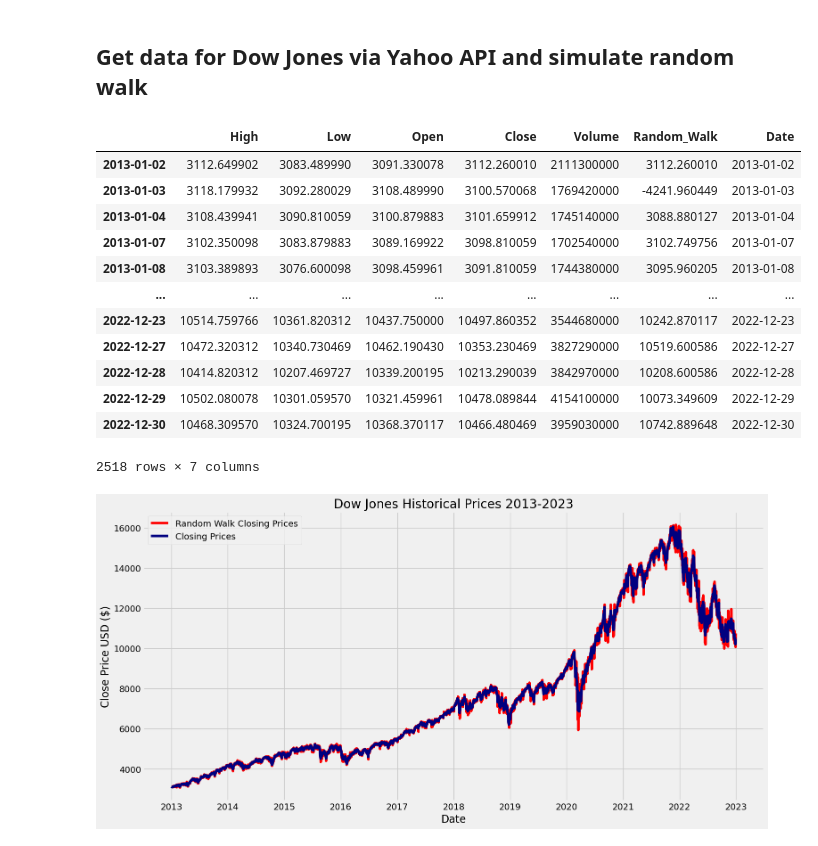
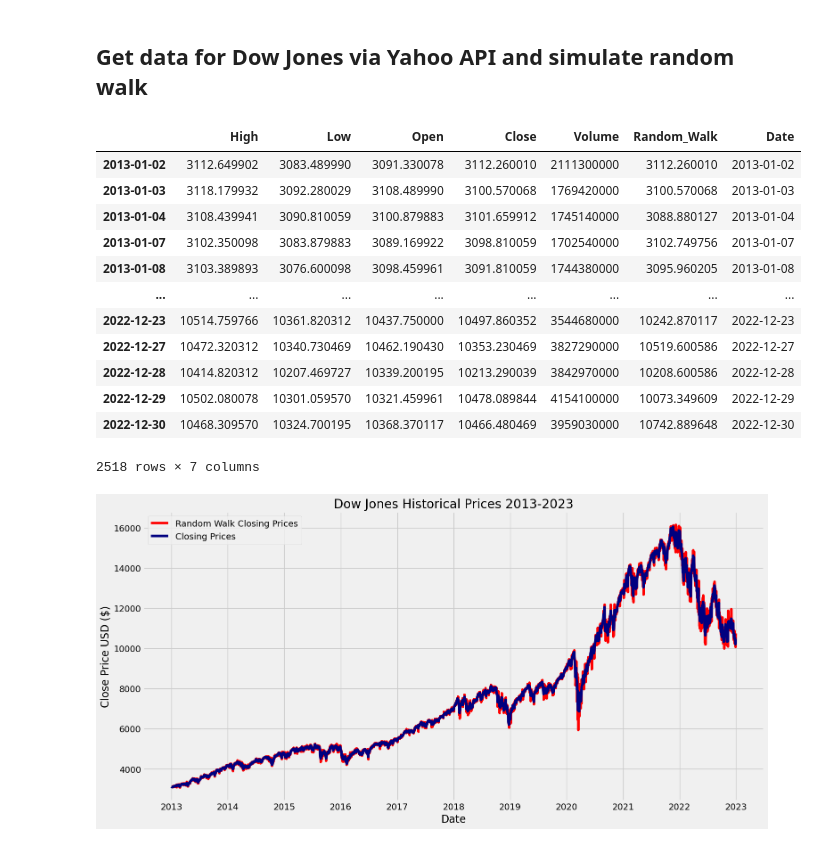
Before and after one commit to odamgaard/Seminar-Applied-Corporate-Finance, a Jupyter notebook: Project/Neural Network (DJI).ipynb, the cells around one changed output. Saved outputs shown, nothing was run; the diff lists cells and outputs as text; code cells hidden in the pictures.

```diff
--- a/Project/Neural Network (DJI).ipynb
+++ b/Project/Neural Network (DJI).ipynb
@@ -22,36 +22,36 @@ from sklearn.model_selection import TimeSeriesSplit
 pd.options.mode.chained_assignment = None
 
 # Define the date range for data retrieval
 start_date = datetime.datetime(2013, 1, 1)
 end_date = datetime.datetime(2023, 1, 1)
 
 # Fetch S&P500 data using Yahoo Finance
 ixic = yf.Ticker('^IXIC')
 ixic_data = ixic.history(period="1d", start=start_date, end=end_date)
 
 # Remove the time zone information from the date index
 ixic_data.index = ixic_data.index.date
 
 # Remove the specified columns and reorder the remaining ones
 df = ixic_data[['High', 'Low', 'Open', 'Close', 'Volume']]
 
 # Add a random walk column
-random_walk = [3112.260010]
-for _ in range(1, len(df)):
+random_walk = [3112.260010,3100.570068]
+for _ in range(2, len(df)):
     close_t_minus_1 = df['Close'].iloc[_ - 1]
     close_t_minus_2 = df['Close'].iloc[_ - 2]
     e = close_t_minus_1 - close_t_minus_2  # Change e to be the difference between close_t-1 and close_t-2
     random_walk.append(close_t_minus_1 + e)
 
 df['Random_Walk'] = random_walk
 df['Date'] = df.index
 
 # Display the DataFrame
 df
 # %% [output]
 |  | High | Low | Open | Close | Volume | Random_Walk | Date |
 | 2013-01-02 | 3112.649902 | 3083.489990 | 3091.330078 | 3112.260010 | 2111300000 | 3112.260010 | 2013-01-02 |
-| 2013-01-03 | 3118.179932 | 3092.280029 | 3108.489990 | 3100.570068 | 1769420000 | -4241.960449 | 2013-01-03 |
+| 2013-01-03 | 3118.179932 | 3092.280029 | 3108.489990 | 3100.570068 | 1769420000 | 3100.570068 | 2013-01-03 |
 | 2013-01-04 | 3108.439941 | 3090.810059 | 3100.879883 | 3101.659912 | 1745140000 | 3088.880127 | 2013-01-04 |
 | 2013-01-07 | 3102.350098 | 3083.879883 | 3089.169922 | 3098.810059 | 1702540000 | 3102.749756 | 2013-01-07 |
 | 2013-01-08 | 3103.389893 | 3076.600098 | 3098.459961 | 3091.810059 | 1744380000 | 3095.960205 | 2013-01-08 |
```
Also changed, not shown: parts of 13 cells of this notebook.
